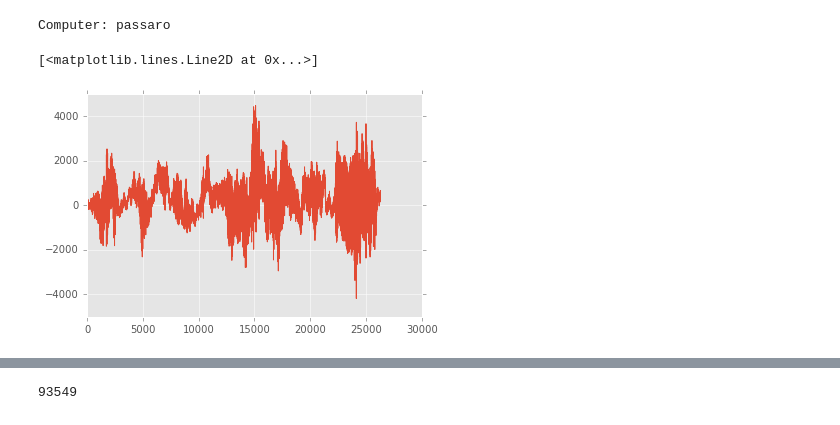
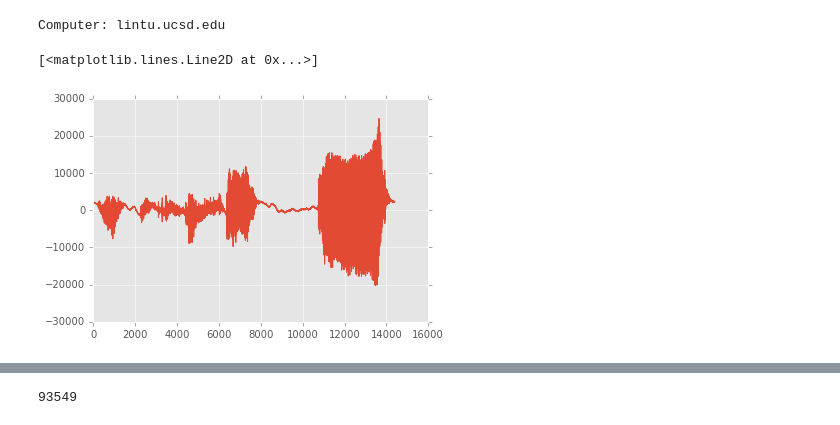
Before and after one commit to zekearneodo/ephysflow, a Jupyter notebook: open_ephys_reading.ipynb, the cells around one changed output, grey strips where cells are left out. Cells and saved outputs as stored; diff of their text form; code cells hidden in the pictures.

```diff
--- a/open_ephys_reading.ipynb
+++ b/open_ephys_reading.ipynb
@@ -1,4 +1,5 @@
 # %%
+# viewing neural data
 %matplotlib inline
 import pdb
 import sys
@@ -27,32 +28,36 @@ if  comp_name == 'chim':
     #sys.path.append('/Users/zeke/experiment/ephysDataManagement/ephysScripts')
     experiment_folder = os.path.join(os.path.abspath('W:') , "earneodo", "bci_zf")
 elif  'lookfar' in comp_name:
-    sys.path.append('/Users/zeke/repos/ephysflow')
-    sys.path.append('/Users/zeke/repos/soundflow/sound_tools')
+    repos_folder = os.path.abspath('/Users/zeke/reposs')
     experiment_folder = os.path.join(os.path.abspath('/Volumes') , 'gentner', 'earneodo', 'bci_zf')
 
 elif 'lintu' in comp_name:
-    sys.path.append('/mnt/cube/earneodo/repos/soundflow/sound_tools')
-    sys.path.append('/mnt/cube/earneodo/repos/ephysflow')
+    repos_folder = os.path.abspath('/mnt/cube/earneodo/repos')
     experiment_folder = os.path.join('/mnt/cube/earneodo/bci_zf/')
 
 elif 'passaro' in comp_name:
-    sys.path.append('/mnt/cube/earneodo/repos/soundflow/sound_tools')
-    sys.path.append('/mnt/cube/earneodo/repos/ephysflow')
-    sys.path.append('/mnt/cube/earneodo/repos/analysis-tools')
+    repos_folder = os.path.abspath('/mnt/cube/earneodo/repos')
     experiment_folder = os.path.join('/mnt/cube/earneodo/bci_zf/')
+
+sys.path.append(os.path.join(repos_folder, 'soundflow', 'sound_tools'))
+sys.path.append(os.path.join(repos_folder, 'ephysflow'))
+sys.path.append(os.path.join(repos_folder, 'analysis-tools'))
+
+import soundtools as st
+import Kwik as oe
+from scipy.io import wavfile
 
 raw_data_folder = os.path.join(experiment_folder, 'raw_data')
 ss_data_folder = os.path.join(experiment_folder, 'ss_data')
 # %% [output]
-Computer: passaro
+Computer: lintu.ucsd.edu
 # %%
 #file structure
-bird_id = 'z000'
-sess = '2016-05-20_16-34-35'
+bird_id = 'z020'
+sess = '2016-06-02_11-10-42_2100'
 rec = 'a'
-run = 10
-processor = '108'
+run = 1
+processor = '100'
 
 raw_file_folder = os.path.join(raw_data_folder, bird_id, sess)
 raw_file_base_name = 'experiment' + str(run)
@@ -68,25 +73,29 @@ raw_file = h5py.File(raw_file_path, 'r')
 evt_file = h5py.File(evt_file_path, 'r')
 
 # load it with the open-ephys api for version 2 of kiwk format
-import Kwik as oe
+
 oe_file = oe.load(raw_file_path)
+# %%
+# get the sound
+chan_name = "CH17"
+chan_number = 17
+chan_sf = oe.get_sample_rate(raw_file)
+chan_sound = st.DatSound(oe_file['data'][:,chan_number], chan_sf)
+# Now try to save a channel as a wav file
+from scipy.io import wavfile
+out_file_name = raw_file_base_name +  '_' + chan_name + 'song.wav'
+wavfile.write(os.path.join(raw_file_folder, out_file_name),chan_sf, np.array(chan_sound.stream, dtype='int16'))
 # %%
 # grab a bout
-import soundtools as st
-chan_name = "CH34"
-chan_number = 34
-chan_sf = oe.get_sample_rate(raw_file)
-chan_sound = st.DatSound(oe_file['data'][:,chan_number], chan_sf)
-bout_start_s = 945.863993
-bout_end_s = 946.740046
-
+bout_start_s = 3674.215477
+bout_end_s = 3674.695533
 bout_start = int(bout_start_s*chan_sf)
 bout_end = int(bout_end_s*chan_sf)
 bout = st.Chunk(chan_sound, segment = [bout_start, bout_end])
 plt.plot(bout.data)
 # %% [output]
 [<matplotlib.lines.Line2D at 0x...>]
-[figure, old version]
+[figure, new version]
 # %%
 #given a chunk that contains a sine wave, find its onset
 def peaks(signal, min_height=0):
```
Also changed, not shown: parts of 13 cells of this notebook, 30 other files.
